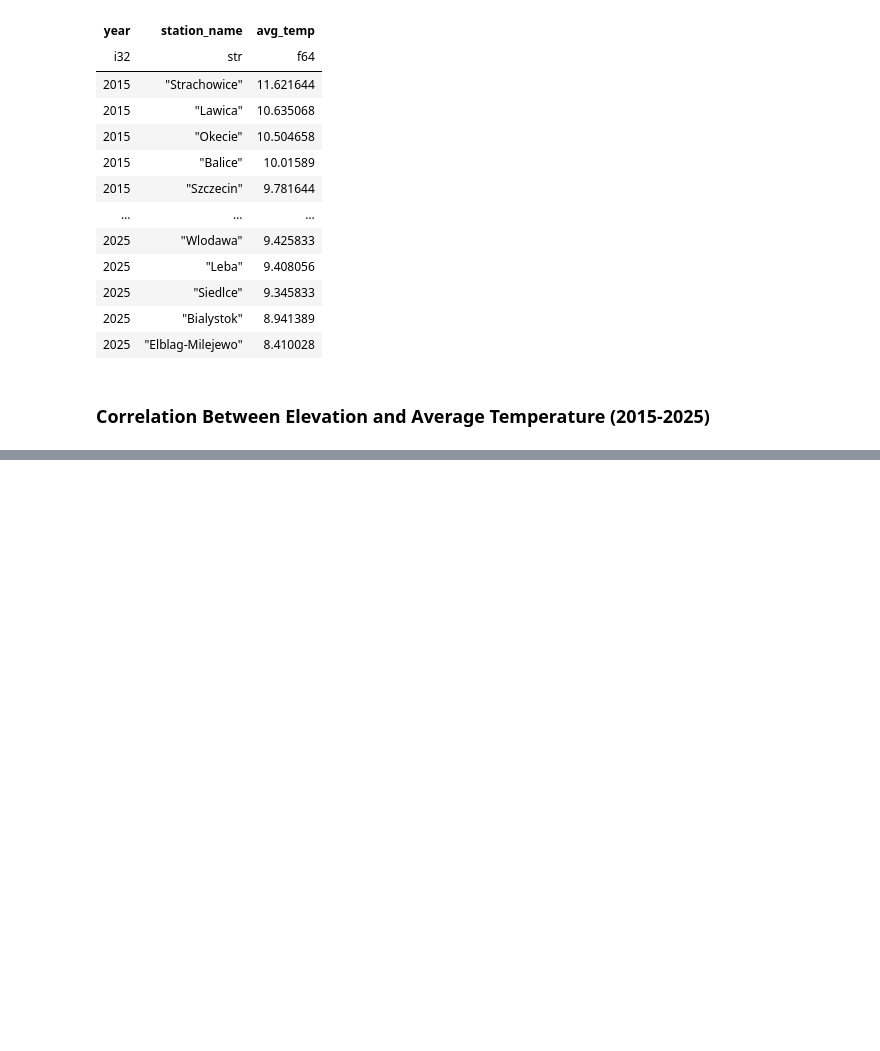
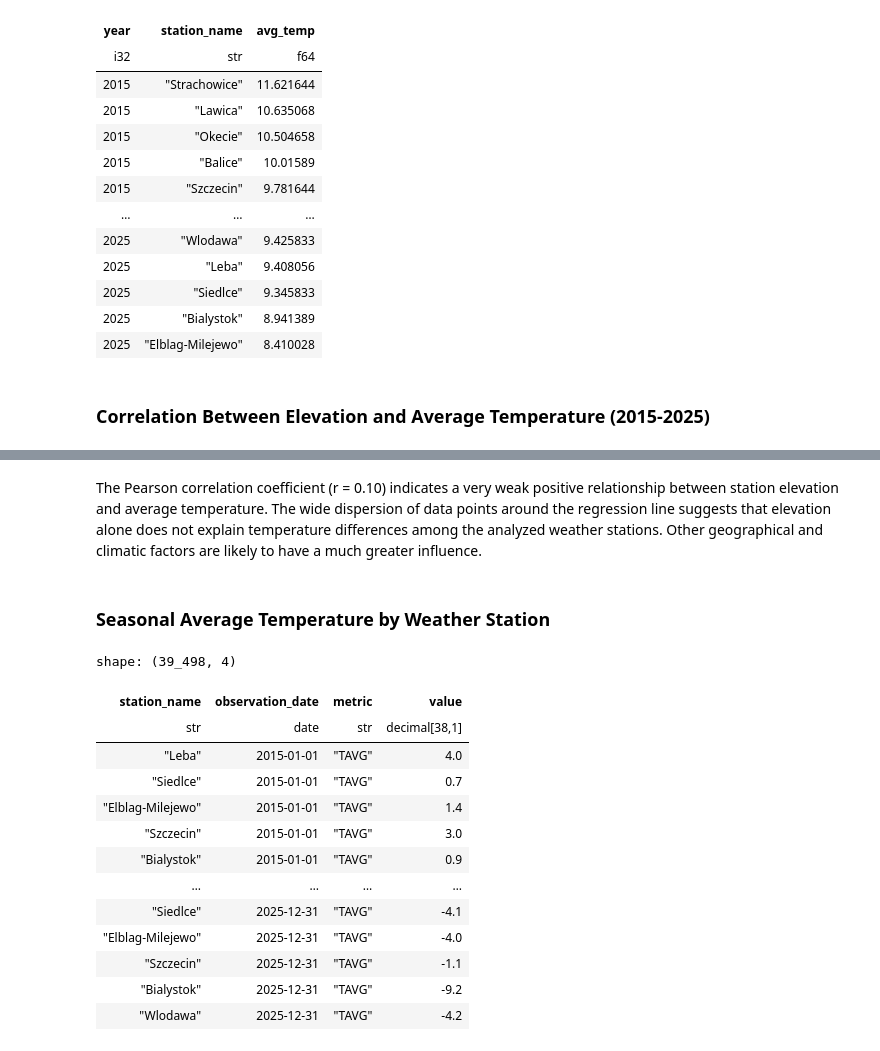
Before and after one commit to nerwuuus/data-toolkit, a Jupyter notebook: weather_data_processing/01_scripts/9_polars_analysis.ipynb, the cells around one changed output, grey strips where cells are left out. Saved outputs shown, nothing was run; the diff lists cells and outputs as text; code cells hidden in the pictures; blank space fills up the shorter version.

```diff
--- a/weather_data_processing/01_scripts/9_polars_analysis.ipynb
+++ b/weather_data_processing/01_scripts/9_polars_analysis.ipynb
@@ -432,0 +429,26 @@ shape: (10, 3)
+# %% [markdown]
+The Pearson correlation coefficient (r = 0.10) indicates a very weak positive relationship between station elevation and average temperature. The wide dispersion of data points around the regression line suggests that elevation alone does not explain temperature differences among the analyzed weather stations. Other geographical and climatic factors are likely to have a much greater influence.
+# %% [markdown]
+### Seasonal Average Temperature by Weather Station
+# %%
+# Select columns needed for the seasonal temperature analysis
+heatmap_raw = df[('station_name', 'observation_date', 'metric', 'value')]
+heatmap_raw
+
+heatmap = heatmap_raw.clone()
+heatmap
+# %% [output]
+shape: (39_498, 4)
+| station_name | observation_date | metric | value |
+| str | date | str | decimal[38,1] |
+| "Leba" | 2015-01-01 | "TAVG" | 4.0 |
+| "Siedlce" | 2015-01-01 | "TAVG" | 0.7 |
+| "Elblag-Milejewo" | 2015-01-01 | "TAVG" | 1.4 |
+| "Szczecin" | 2015-01-01 | "TAVG" | 3.0 |
+| "Bialystok" | 2015-01-01 | "TAVG" | 0.9 |
+| … | … | … | … |
+| "Siedlce" | 2025-12-31 | "TAVG" | -4.1 |
+| "Elblag-Milejewo" | 2025-12-31 | "TAVG" | -4.0 |
+| "Szczecin" | 2025-12-31 | "TAVG" | -1.1 |
+| "Bialystok" | 2025-12-31 | "TAVG" | -9.2 |
+| "Wlodawa" | 2025-12-31 | "TAVG" | -4.2 |
```
Also changed, not shown: parts of 9 cells of this notebook, 1 other file.
